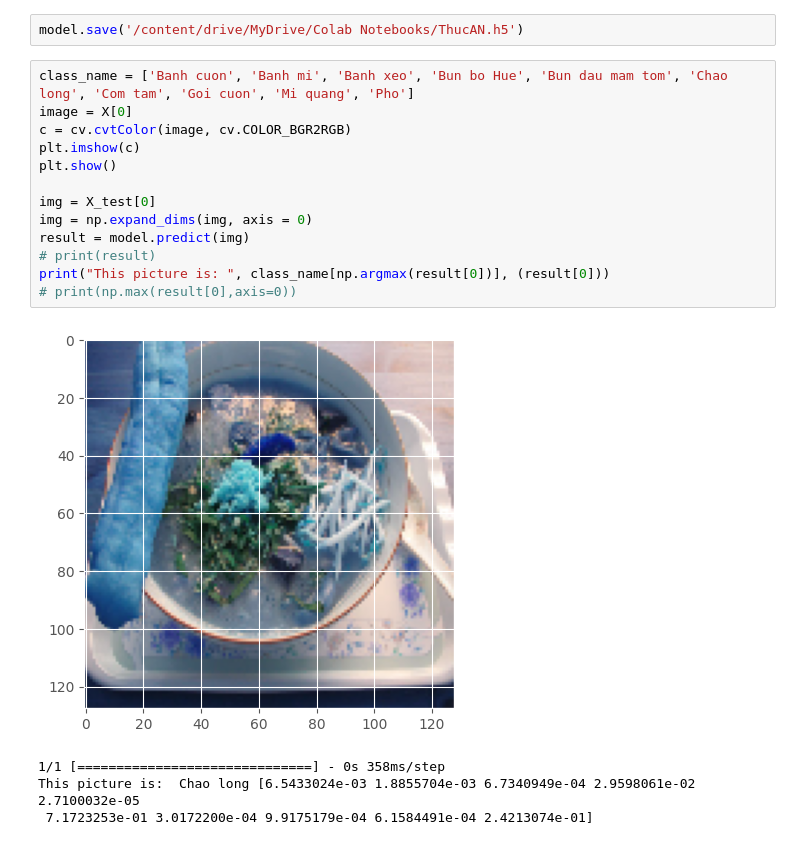
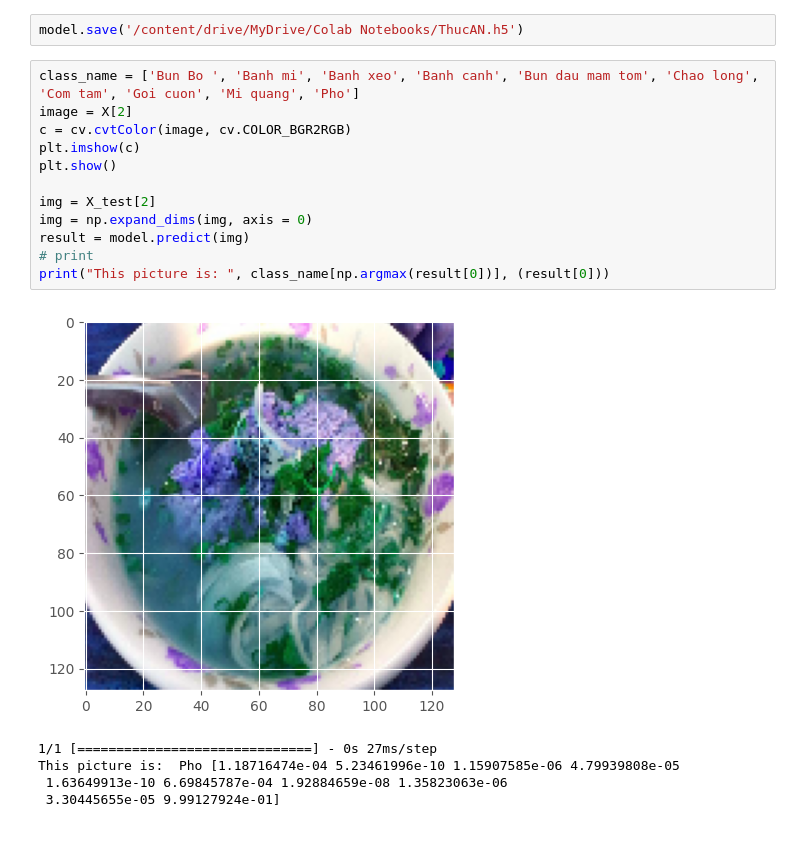
Before and after one commit to ThaiNguyenLongHai/Hai, a Jupyter notebook: AI_Predict_ThucAnVN.ipynb, the cells around one changed output. Saved outputs shown, nothing was run; the diff lists cells and outputs as text.

```diff
--- a/AI_Predict_ThucAnVN.ipynb
+++ b/AI_Predict_ThucAnVN.ipynb
@@ -140,20 +140,20 @@ plt.legend()
 # %%
 model.save('/content/drive/MyDrive/Colab Notebooks/ThucAN.h5')
 # %%
-class_name = ['Banh cuon', 'Banh mi', 'Banh xeo', 'Bun bo Hue', 'Bun dau mam tom', 'Chao long', 'Com tam', 'Goi cuon', 'Mi quang', 'Pho']
-image = X[0]
+class_name = ['Bun Bo ', 'Banh mi', 'Banh xeo', 'Banh canh', 'Bun dau mam tom', 'Chao long', 'Com tam', 'Goi cuon', 'Mi quang', 'Pho']
+image = X[2]
 c = cv.cvtColor(image, cv.COLOR_BGR2RGB)
 plt.imshow(c)
 plt.show()
 
-img = X_test[0]
+img = X_test[2]
 img = np.expand_dims(img, axis = 0)
 result = model.predict(img)
-# print(result)
+# print
 print("This picture is: ", class_name[np.argmax(result[0])], (result[0]))
-# print(np.max(result[0],axis=0))
 # %% [output]
-[figure, old version]
+[figure, new version]
-1/1 [==============================] - 0s 358ms/step
-This picture is:  Chao long [6.5433024e-03 1.8855704e-03 6.7340949e-04 2.9598061e-02 2.7100032e-05
- 7.1723253e-01 3.0172200e-04 9.9175179e-04 6.1584491e-04 2.4213074e-01]
+1/1 [==============================] - 0s 27ms/step
+This picture is:  Pho [1.18716474e-04 5.23461996e-10 1.15907585e-06 4.79939808e-05
+ 1.63649913e-10 6.69845787e-04 1.92884659e-08 1.35823063e-06
+ 3.30445655e-05 9.99127924e-01]
```
